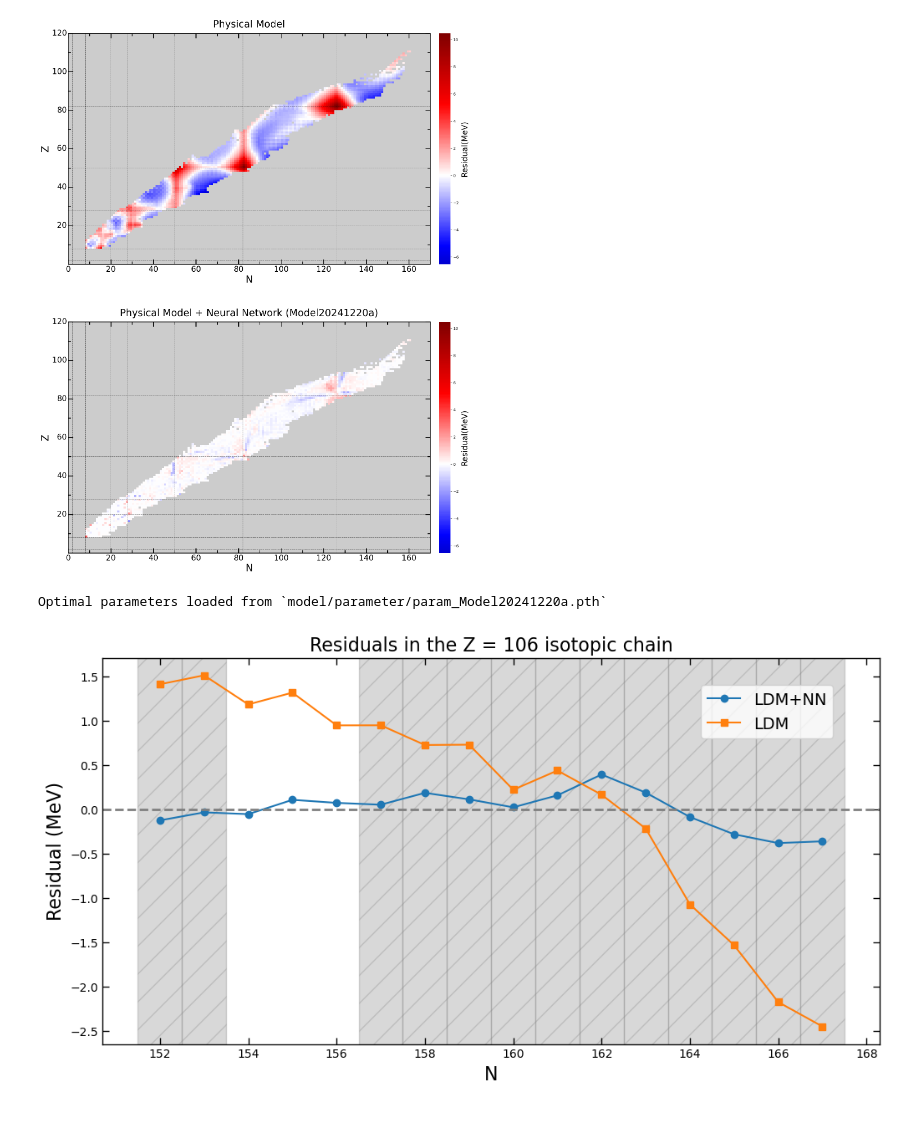
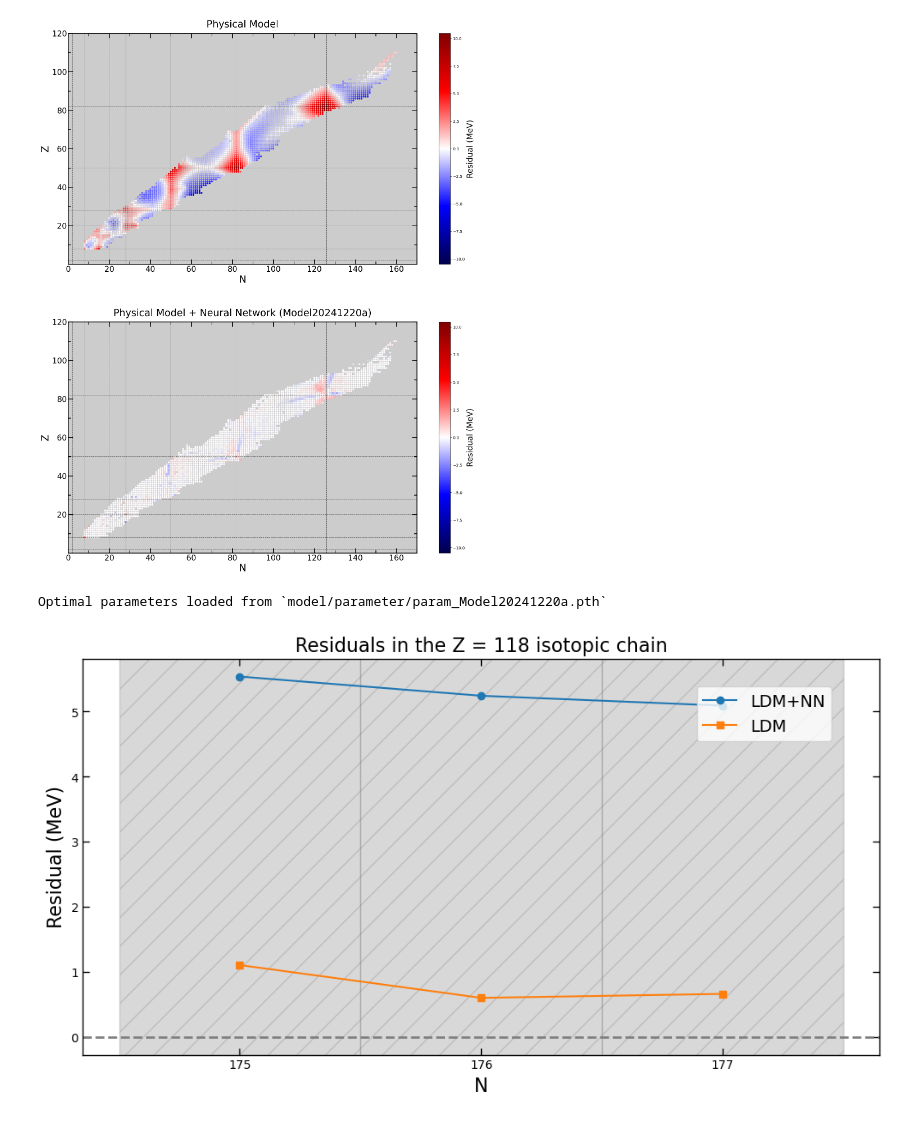
Before and after one commit to pewenz/CBNNforNucMass, a Jupyter notebook: analysis.ipynb, the cells around one changed output. Saved outputs shown, nothing was run; the diff lists cells and outputs as text; code cells hidden in the pictures.

Commit message:
Updating Analysis of Model Prediction

```diff
--- a/analysis.ipynb
+++ b/analysis.ipynb
@@ -4,13 +4,13 @@ import config as cf
 # %%
 from myutils.plot_util import plot_residual_heatmap
 from myutils.model_repo import Model20241220a as MODEL
 model = MODEL().to(cf.device)
 PHYSICAL_MODEL='LDM_residual(MeV)'
 plot_residual_heatmap(model,
                       PHYSICAL_MODEL,
-                      scale=False)
+                      scaled=False)
 # %% [output]
-[figure, old version]
+[figure, new version]
 # %%
 from myutils.plot_util import plot_isotopic_res
 from myutils.model_repo import Model20241220a as MODEL
@@ -20,7 +20,7 @@ BEST_PARAMETER_PATH = f"model/parameter/param_{model.__class__.__name__}.pth"
 model.load_state_dict(torch.load(BEST_PARAMETER_PATH))
 print(f"Optimal parameters loaded from `{BEST_PARAMETER_PATH}`\n")
 
-plot_isotopic_res(model, Z = 106, input_neurons = ['Z', 'N', 'N-Z', 'A', 'P', 'D'])
+plot_isotopic_res(model, Z = 118, input_neurons = ['Z', 'N', 'N-Z', 'A', 'P', 'D'])
 # %% [output]
 Optimal parameters loaded from `model/parameter/param_Model20241220a.pth`
-[figure, old version]
+[figure, new version]
```
Also changed, not shown: parts of 1 cell of this notebook, 4 other files.
